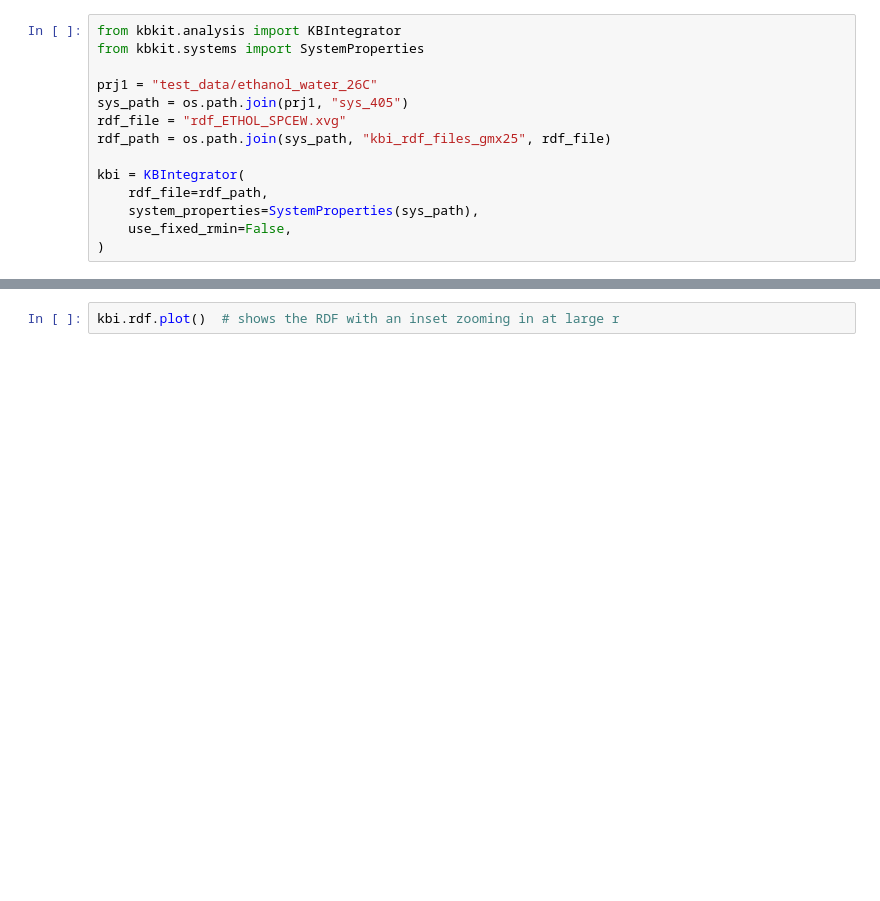
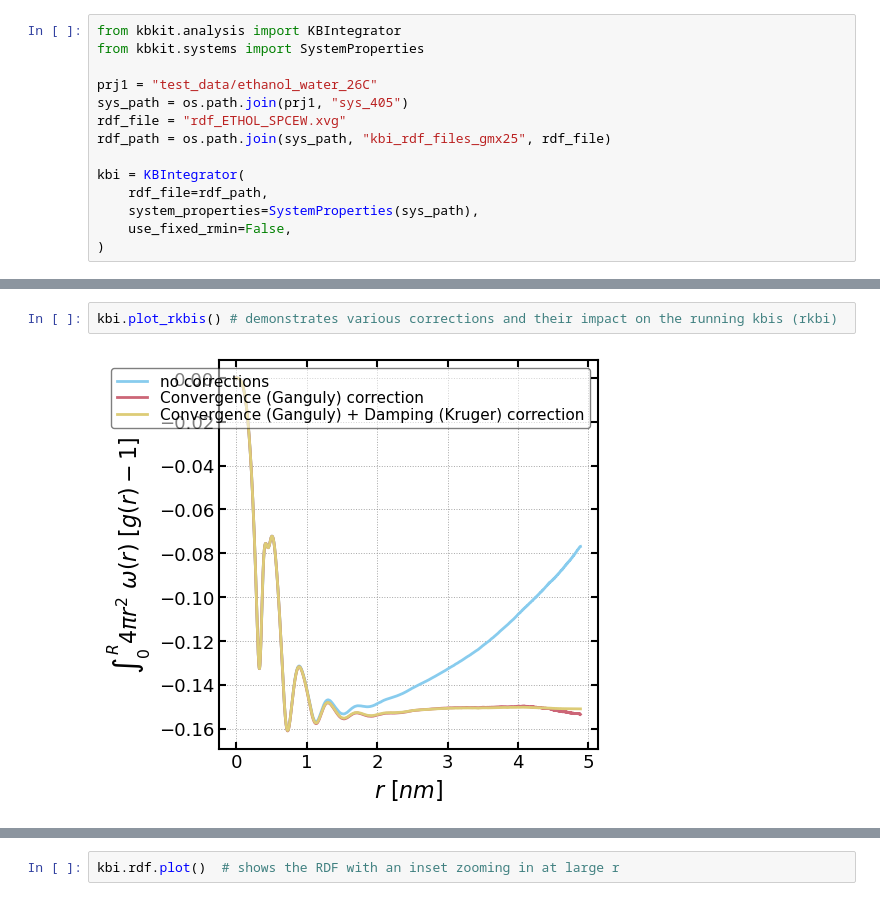
Before and after one commit to anl-sepsci/kbkit, a Jupyter notebook: examples/etoh_h2o_example.ipynb, the cells around one changed output, grey strips where cells are left out. Cells and saved outputs as stored; diff of their text form; blank space fills up the shorter version.

```diff
--- a/examples/etoh_h2o_example.ipynb
+++ b/examples/etoh_h2o_example.ipynb
@@ -194,0 +194,4 @@ kbi.plot_integrand()  # demonstrates impact of damp factor on integrand for runn
+# %%
+kbi.plot_rkbis() # demonstrates various corrections and their impact on the running kbis (rkbi)
+# %% [output]
+[figure, added]
```
Also changed, not shown: parts of 6 cells of this notebook, 7 other files.
